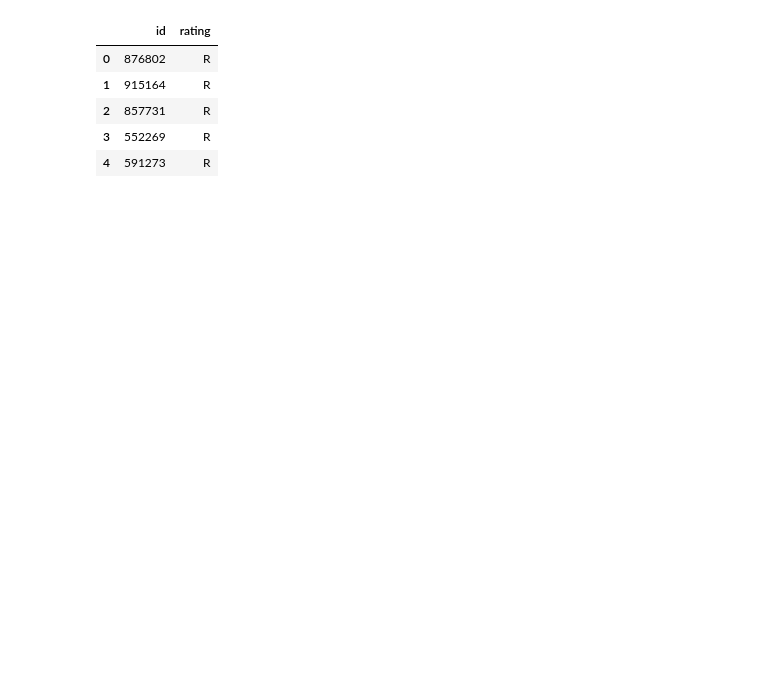
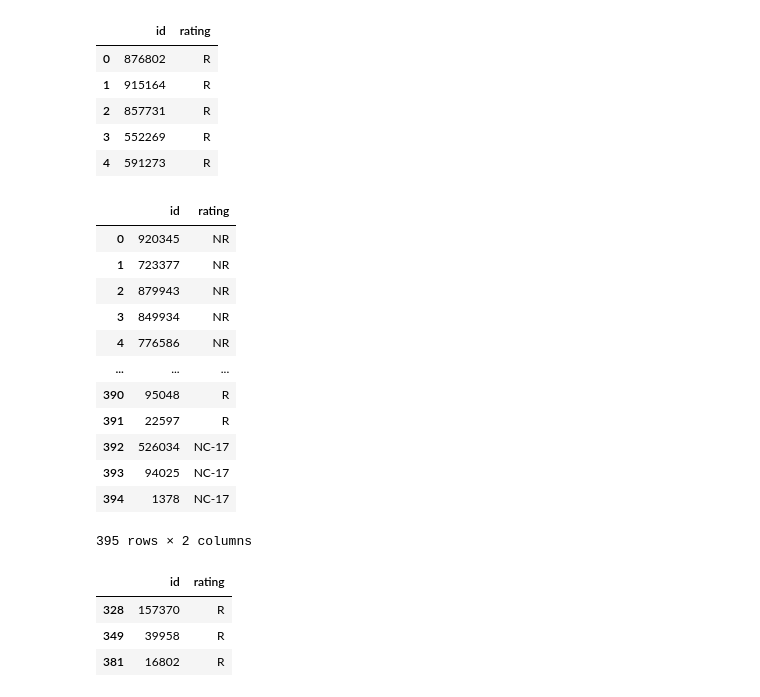
Before and after one commit to amirshirazi1/Queer-Visibility-in-Media, a Jupyter notebook: Jupyter Notebook/queer_movies_ratings_testnb.ipynb, the cells around one changed output. Saved outputs shown, nothing was run; the diff lists cells and outputs as text; code cells hidden in the pictures; blank space fills up the shorter version.

```diff
--- a/Jupyter Notebook/queer_movies_ratings_testnb.ipynb
+++ b/Jupyter Notebook/queer_movies_ratings_testnb.ipynb
@@ -172,0 +161,29 @@ lgbt_r_df.head()
+# %%
+# Join the individual ratings dataframes into a single ratings dataframe.
+lgbt_ratings_df = pd.concat([lgbt_nr_df, lgbt_pg_df, lgbt_pg13_df, lgbt_r_df, lgbt_nc17_df])
+
+# Reset the index and drop the former index column for clearer legibility.
+lgbt_ratings_df = lgbt_ratings_df.reset_index().drop(columns='index')
+lgbt_ratings_df
+# %% [output]
+|  | id | rating |
+| 0 | 920345 | NR |
+| 1 | 723377 | NR |
+| 2 | 879943 | NR |
+| 3 | 849934 | NR |
+| 4 | 776586 | NR |
+| ... | ... | ... |
+| 390 | 95048 | R |
+| 391 | 22597 | R |
+| 392 | 526034 | NC-17 |
+| 393 | 94025 | NC-17 |
+| 394 | 1378 | NC-17 |
+395 rows × 2 columns
+# %%
+# Check for duplicates in ratings dataframe
+lgbt_ratings_df[lgbt_ratings_df.id.duplicated()]
+# %% [output]
+|  | id | rating |
+| 328 | 157370 | R |
+| 349 | 39958 | R |
+| 381 | 16802 | R |
```
Also changed, not shown: parts of 17 cells of this notebook.
